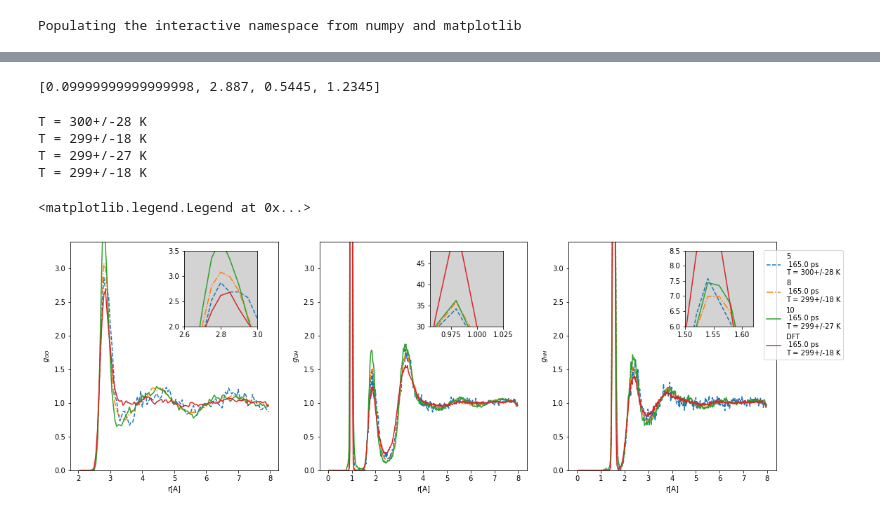
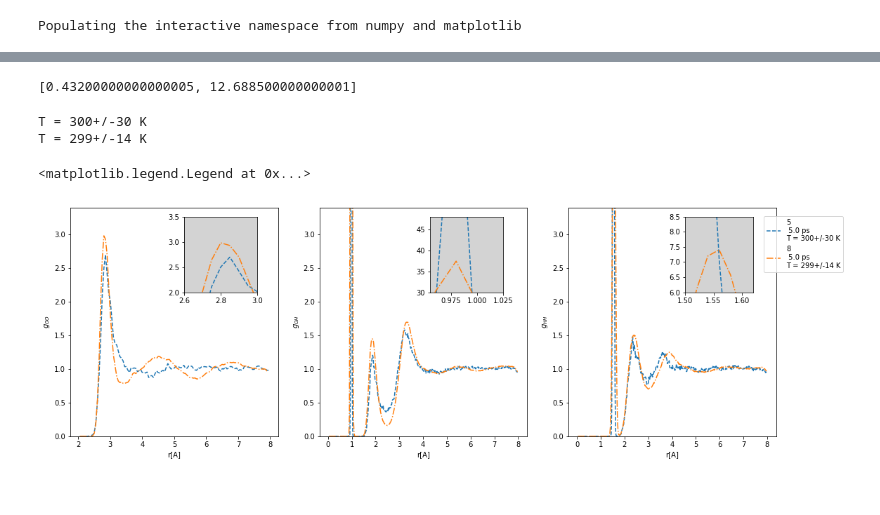
Before and after one commit to semodi/mlcf, a Jupyter notebook: analysis/rdfs.ipynb, the cells around one changed output, grey strips where cells are left out. Cells and saved outputs as stored; diff of their text form; code cells hidden in the pictures.

```diff
--- a/analysis/rdfs.ipynb
+++ b/analysis/rdfs.ipynb
@@ -9,7 +9,7 @@ import pandas as pd
 # %% [output]
 Populating the interactive namespace from numpy and matplotlib
 # %%
-basepath = '/gpfs/scratch/smdick/seawulf/mixer/'
+basepath = '/gpfs/scratch/smdick/'
 # basepath = '/gpfs/scratch/smdick/uf/'
 # paths = ['seawulf/md_siesta_mull/md_siesta',
 # #          'md_siesta_mull_szp/md_siesta',
@@ -40,15 +40,19 @@ basepath = '/gpfs/scratch/smdick/seawulf/mixer/'
 #           '../../uf/md_siesta_uftombp_dft/md_siesta']
 # #          '../../mbpol/md_siesta_pure/md_siesta_10']
 #          '../../mbpol/nose_128_10']
-paths = [ '../../uf/md_siesta_uftombp/md_siesta',
-          '../../uf/md_siesta_uftombp_8/md_siesta',
-          '../../uf/md_siesta_uftombp_10/md_siesta',
-          '../../uf/md_siesta_uftombp_dft/md_siesta']
+# paths = [ '../../uf/md_siesta_uftombp/md_siesta',
+#           '../../uf/md_siesta_uftombp_8/md_siesta',
+#           '../../uf/md_siesta_uftombp_10/md_siesta',
+#           '../../uf/md_siesta_uftombp_dft/md_siesta']
+# #          '../../mbpol/md_siesta_pure/md_siesta_10']
+# #          '../../mbpol/nose_128_10']
+paths = [ '/md_siesta_atomic/md_siesta',
+          '/uf/md_siesta_uftombp_5/md_siesta',
+          '/uf/md_siesta_uftombp_8/md_siesta']
 #          '../../mbpol/md_siesta_pure/md_siesta_10']
-#          '../../mbpol/nose_128_10']
-
-t_equib = 1000
-dt = 11
+#          '/mbpol/nose_128_10']
+t_equib = 200
+dt = 5
 # %%
 r_oh_list = []
 for p in paths:
@@ -73,7 +72,7 @@ for p in paths:
 # %%
 runtimes
 # %% [output]
-[0.09999999999999998, 2.887, 0.5445, 1.2345]
+[0.43200000000000005, 12.688500000000001]
 # %%
 logs = []
 for path in paths:
@@ -83,10 +82,8 @@ for path in paths:
 for log in logs:
     print('T = {:.0f}+/-{:.0f} K'.format(log['T[K]'].mean(), log['T[K]'].std()))
 # %% [output]
-T = 300+/-28 K
-T = 299+/-18 K
-T = 299+/-27 K
-T = 299+/-18 K
+T = 300+/-30 K
+T = 299+/-14 K
 # %%
 # labels = ['descriptor', 'mulliken', 'mulliken szp', 'szp uncorrected', 'dzp custom uncorrected', 'mbpol']
 # labels = ['descriptor (sz) 15','descriptor (sz) 10', 'ultra-fast 5','uncorrected sz 5',
@@ -121,7 +118,7 @@ insets = [[.25, .6, .08, .25], [.52, .6, .08, .25],[.8, .6, .075, .25]]
 insets_xlims = [[2.6,3.0], [0.955,1.025], [1.5,1.62]]
 insets_ylims = [[2.0,3.5], [30,48], [6,8.5]]
 max_t = min([len(data) for data in r_oo_list[1:2]])
-max_t = 30000
+max_t = 2000
 
 for i, [data,bins,div, t, inset, xl, yl] in enumerate(zip([r_oo_list, r_oh_list, r_hh_list],
                                         [bins1,bins2,bins2],
@@ -129,31 +126,31 @@ for i, [data,bins,div, t, inset, xl, yl] in enumerate(zip([r_oo_list, r_oh_list,
                                         ['OO', 'OH', 'HH'],
                                          insets, insets_xlims, insets_ylims)):
 
     subplot(1,3,i+1)
 
     for r_oo, l, rt, s in zip(data, labels, runtimes, styles):
         if l in choice:
             plot(bins, (np.mean(r_oo[:max_t], axis = 0)/div), label = l +'\n {:.1f} ps'.format(rt), ls = s)
 
     ylim(0,3.4)
 #     xlim(1,8)
     xlabel('r[A]')
     ylabel('$g_{' + t + '}$' )
 #     legend()
     if i > -1:
         axes(inset, facecolor = 'lightgray')
     #     xticks([])
     #     yticks([])
         for r_oo, l, rt, s, log in zip(data, labels, runtimes, styles, logs):
             if l in choice:
                 plot(bins, np.mean(r_oo[:max_t], axis = 0)/div,
                      label = l +'\n {:.1f} ps'.format((max_t * dt)/2000) + '\nT = {:.0f}+/-{:.0f} K'.format(log['T[K]'].mean(), log['T[K]'].std()),
                      ls = s)
         xlim(*xl)
         ylim(*yl)
 legend(bbox_to_anchor=(1.1, 1.05))
 # savefig('../figs/rdfs_uftombpol.eps')
 # savefig('../figs/rdfs_uftombpol.pdf')
 # %% [output]
 <matplotlib.legend.Legend at 0x...>
-[figure, old version]
+[figure, new version]
```
Also changed, not shown: parts of 1 cell of this notebook, 6 other files.
